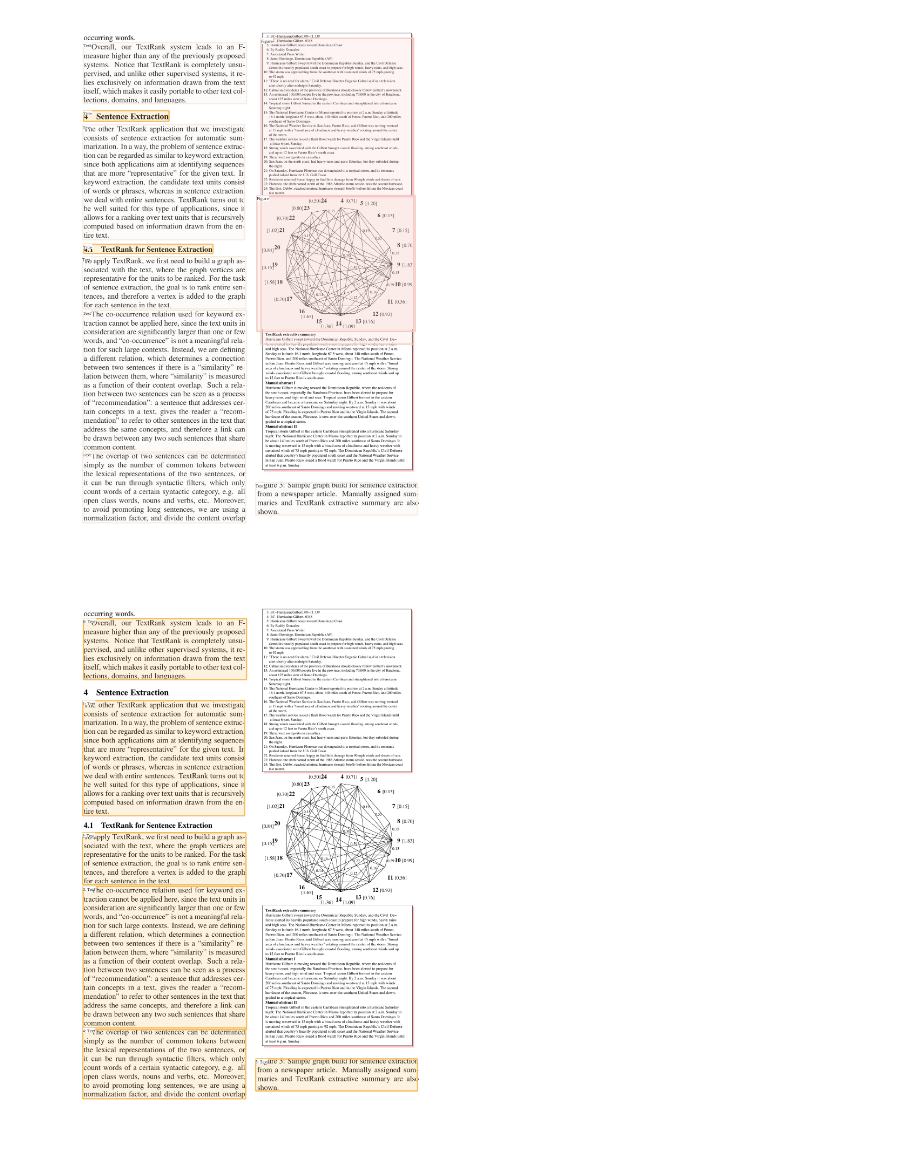
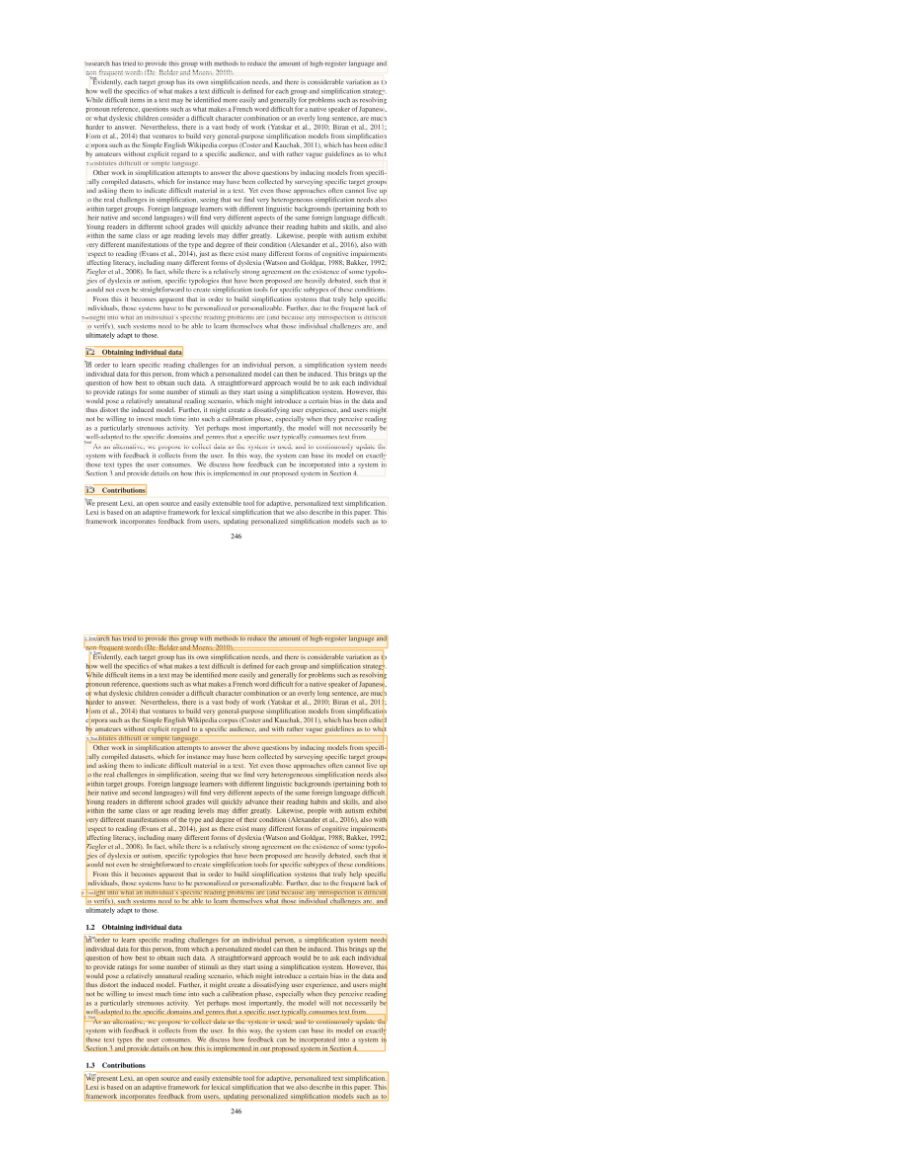
Before and after one commit to perez-kay/paper-summarizer, a Jupyter notebook: Testing LayoutParser.ipynb, the cells around one changed output. Saved outputs shown, nothing was run; the diff lists cells and outputs as text; code cells hidden in the pictures.

Commit message:
debugging a single col paper

```diff
--- a/Testing LayoutParser.ipynb
+++ b/Testing LayoutParser.ipynb
@@ -11,12 +11,12 @@ model = lp.Detectron2LayoutModel('lp://PubLayNet/mask_rcnn_X_101_32x8d_FPN_3x/co
 # %%
 from pdf2image import convert_from_path
 
-pdf_images = convert_from_path("test papers/textrank algorithm paper.pdf")
-img = np.asarray(pdf_images[5])
+pdf_images = convert_from_path("test papers/lexi.pdf")
+img = np.asarray(pdf_images[1])
 layout = model.detect(img)
 lp.draw_box(img, layout,  box_width=5, box_alpha=0.2, show_element_type=True)
 # %% [output]
-[figure, old version]
+[figure, new version]
 # %%
 # this seems to work on both 1 and 2 column papers
 
@@ -46,7 +46,7 @@ text_blocks = lp.Layout([b.set(id = idx) for idx, b in enumerate(left_blocks + r
 
 lp.draw_box(img, text_blocks,  box_width=5, box_alpha=0.2, show_element_type=True, show_element_id=True)
 # %% [output]
-[figure, old version]
+[figure, new version]
 # %%
 ocr_agent = lp.TesseractAgent(languages='eng')
 # %%
```
Also changed, not shown: parts of 1 cell of this notebook.
